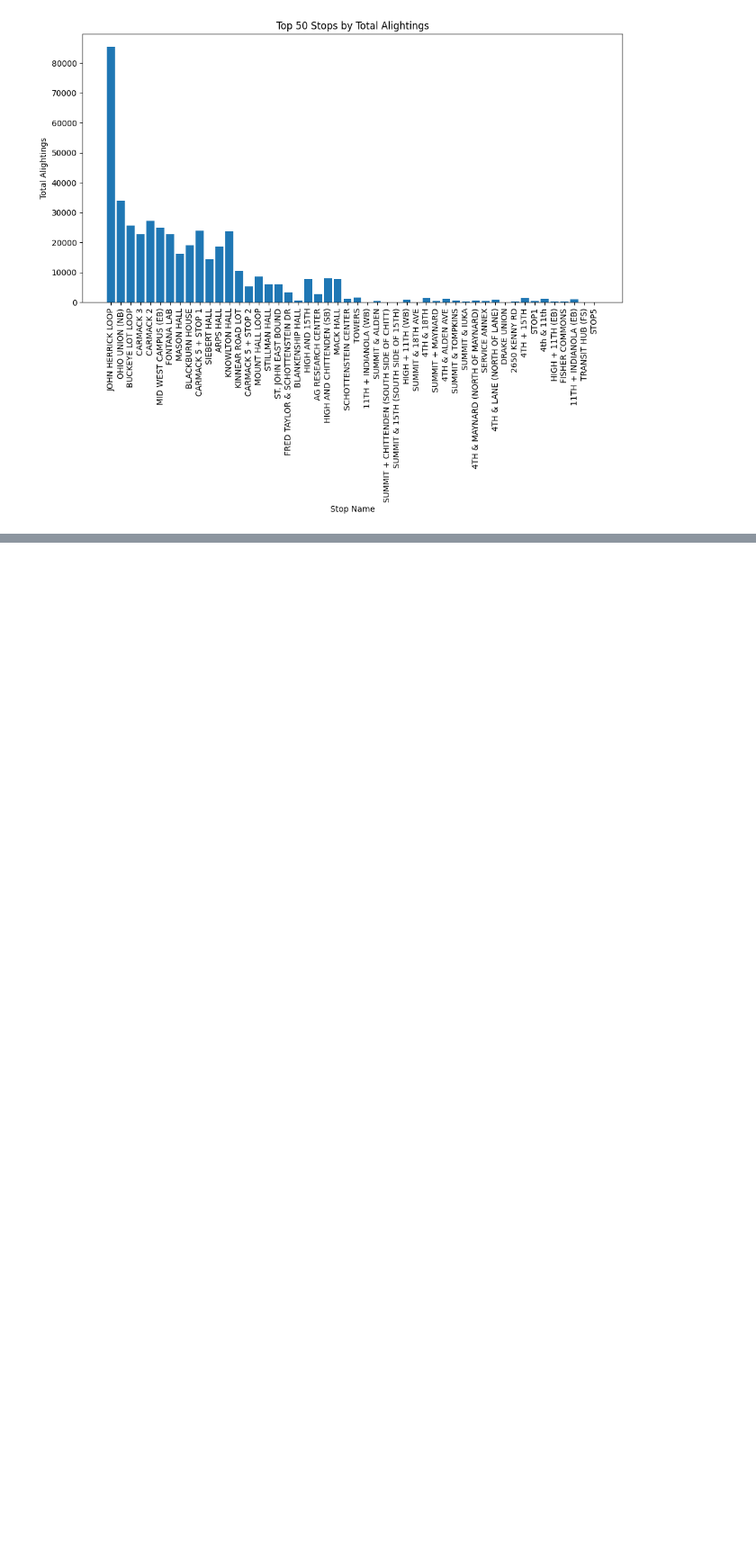
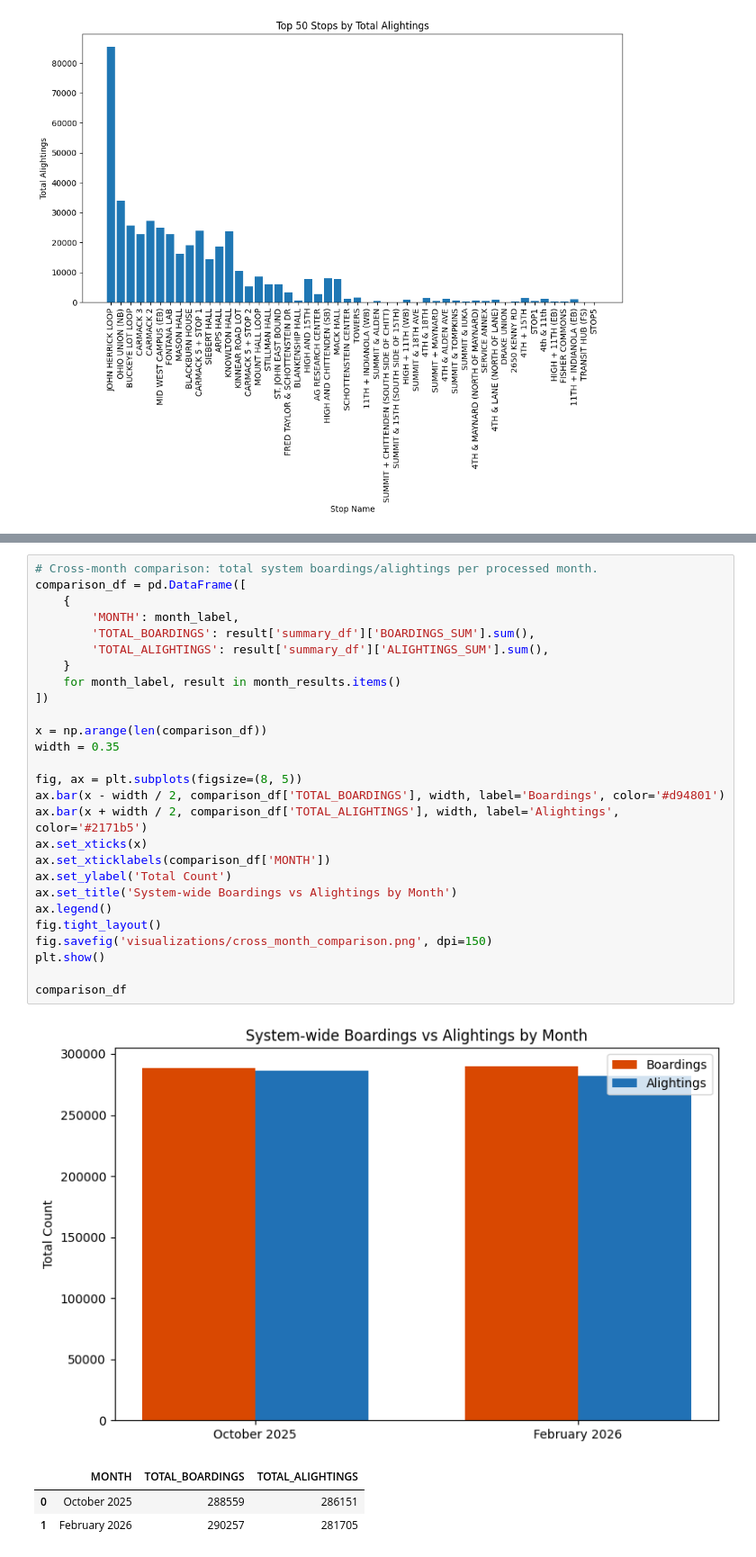
Before and after one commit to morgan1461/transportation-planning, a Jupyter notebook: stop_ridership.ipynb, the cells around one changed output, grey strips where cells are left out. Shown at 90% size. Saved outputs shown, nothing was run; the diff lists cells and outputs as text; blank space fills up the shorter version.

```diff
--- a/stop_ridership.ipynb
+++ b/stop_ridership.ipynb
@@ -648,0 +1081,32 @@ boarding_map
+# %%
+# Cross-month comparison: total system boardings/alightings per processed month.
+comparison_df = pd.DataFrame([
+    {
+        'MONTH': month_label,
+        'TOTAL_BOARDINGS': result['summary_df']['BOARDINGS_SUM'].sum(),
+        'TOTAL_ALIGHTINGS': result['summary_df']['ALIGHTINGS_SUM'].sum(),
+    }
+    for month_label, result in month_results.items()
+])
+
+x = np.arange(len(comparison_df))
+width = 0.35
+
+fig, ax = plt.subplots(figsize=(8, 5))
+ax.bar(x - width / 2, comparison_df['TOTAL_BOARDINGS'], width, label='Boardings', color='#d94801')
+ax.bar(x + width / 2, comparison_df['TOTAL_ALIGHTINGS'], width, label='Alightings', color='#2171b5')
+ax.set_xticks(x)
+ax.set_xticklabels(comparison_df['MONTH'])
+ax.set_ylabel('Total Count')
+ax.set_title('System-wide Boardings vs Alightings by Month')
+ax.legend()
+fig.tight_layout()
+fig.savefig('visualizations/cross_month_comparison.png', dpi=150)
+plt.show()
+
+comparison_df
+# %% [output]
+[figure, added]
+|  | MONTH | TOTAL_BOARDINGS | TOTAL_ALIGHTINGS |
+| 0 | October 2025 | 288559 | 286151 |
+| 1 | February 2026 | 290257 | 281705 |
```
Also changed, not shown: parts of 19 cells of this notebook.
